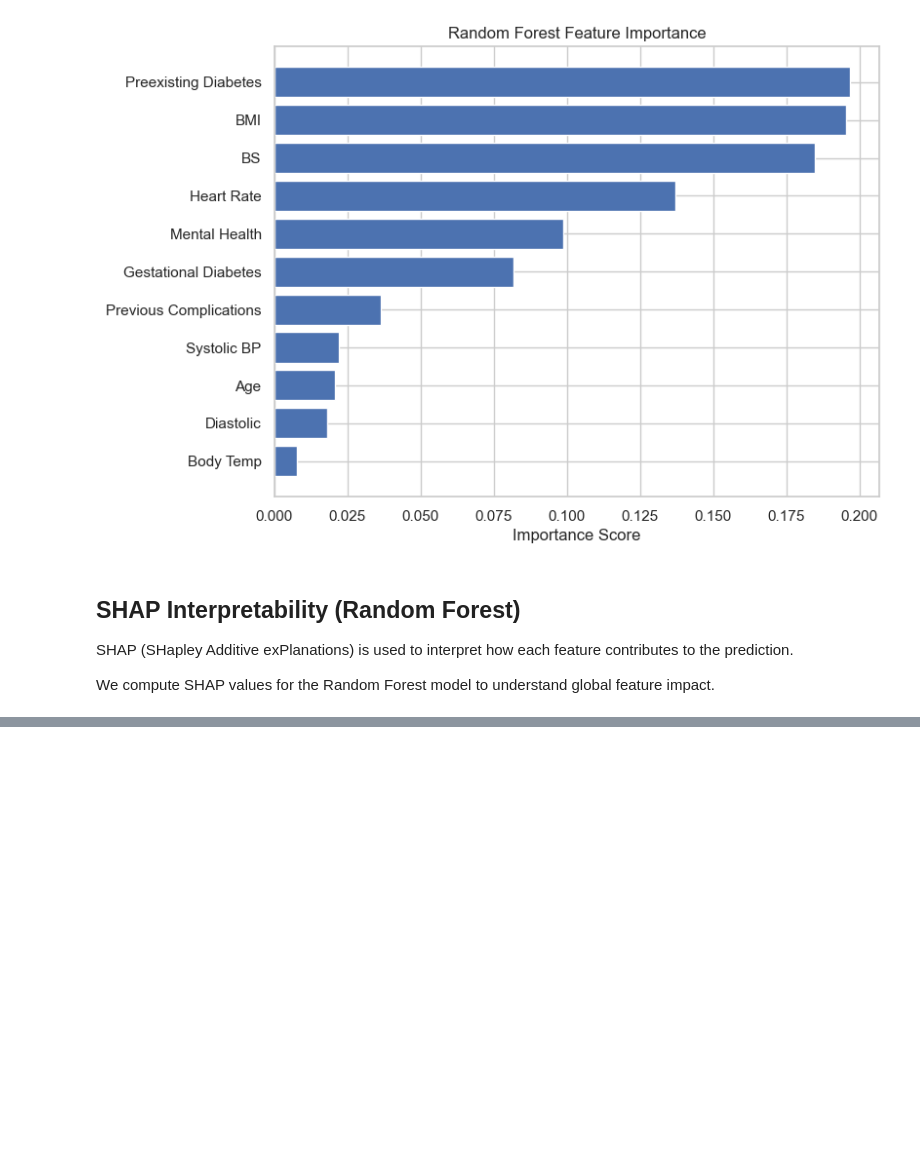
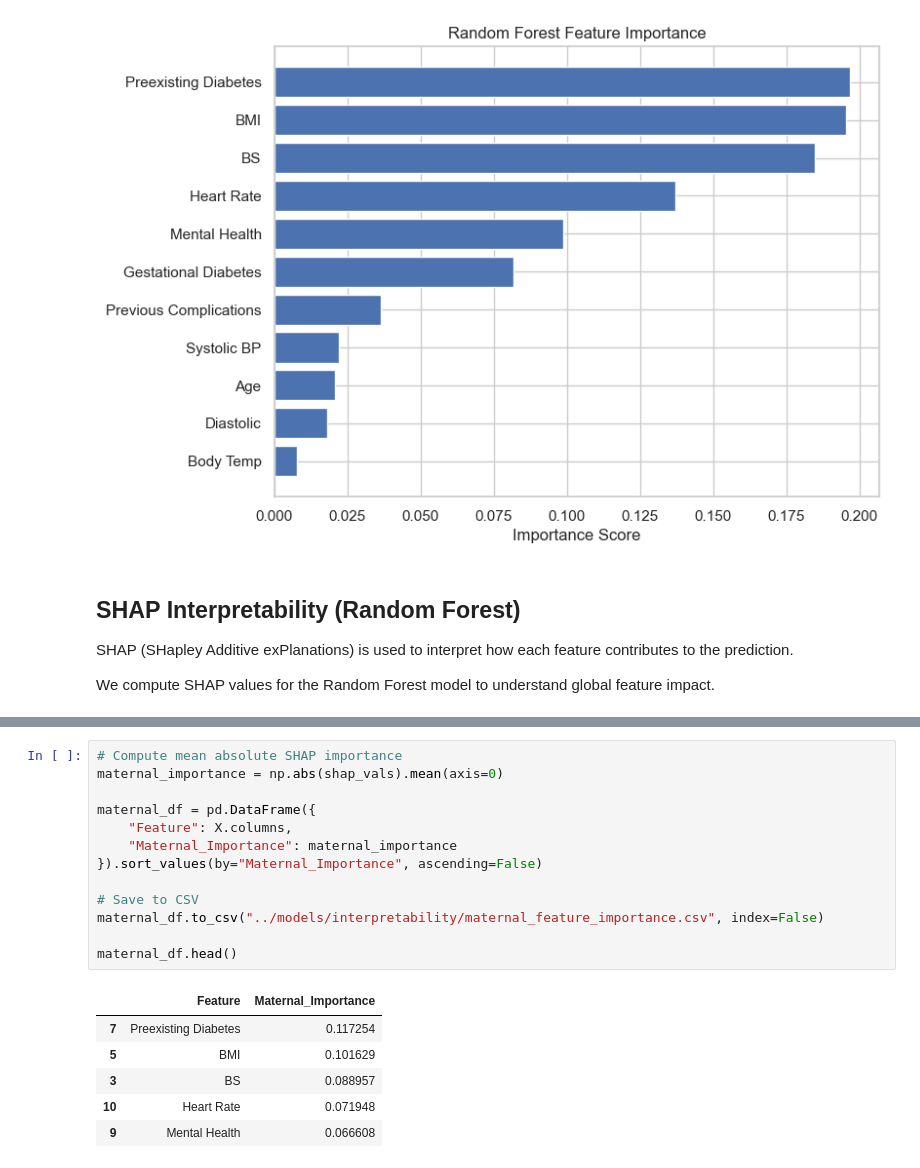
Before and after one commit to rumeysayk/pcos-maternal-risk-modeling, a Jupyter notebook: notebooks/Maternal_Risk_Modeling_Final.ipynb, the cells around one changed output, grey strips where cells are left out. Drawn from its saved outputs; the diff is of its cells as text; blank space fills up the shorter version.

```diff
--- a/notebooks/Maternal_Risk_Modeling_Final.ipynb
+++ b/notebooks/Maternal_Risk_Modeling_Final.ipynb
@@ -648,0 +716,20 @@ shap.summary_plot(
+# %%
+# Compute mean absolute SHAP importance
+maternal_importance = np.abs(shap_vals).mean(axis=0)
+
+maternal_df = pd.DataFrame({
+    "Feature": X.columns,
+    "Maternal_Importance": maternal_importance
+}).sort_values(by="Maternal_Importance", ascending=False)
+
+# Save to CSV
+maternal_df.to_csv("../models/interpretability/maternal_feature_importance.csv", index=False)
+
+maternal_df.head()
+# %% [output]
+|  | Feature | Maternal_Importance |
+| 7 | Preexisting Diabetes | 0.117254 |
+| 5 | BMI | 0.101629 |
+| 3 | BS | 0.088957 |
+| 10 | Heart Rate | 0.071948 |
+| 9 | Mental Health | 0.066608 |
```
Also changed, not shown: parts of 4 cells of this notebook, 4 other files.
